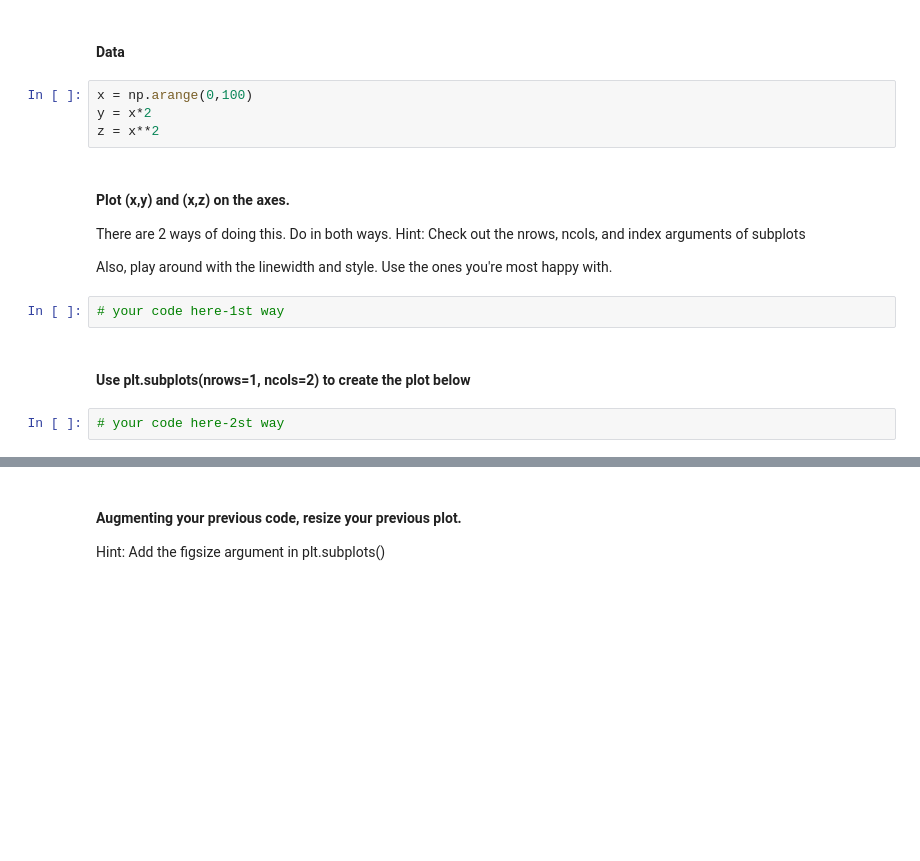
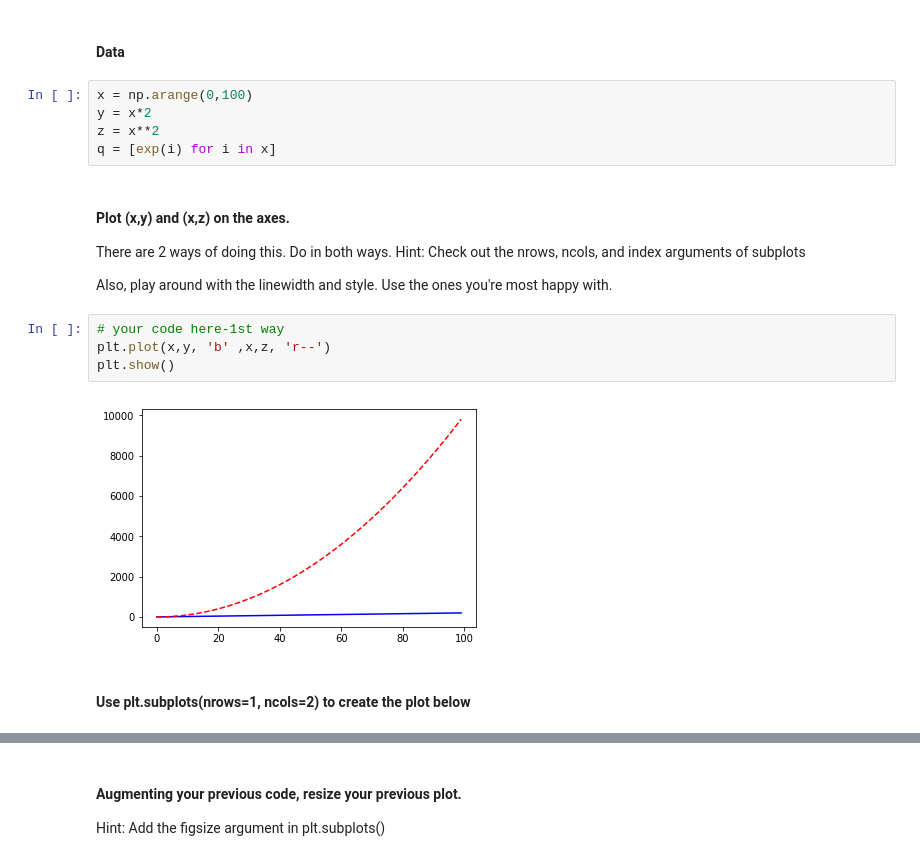
Before and after one commit to pausampietro/lab-matplotlib-seaborn, a Jupyter notebook: your-code/main.ipynb, the cells around one changed output, grey strips where cells are left out. Saved outputs shown, nothing was run; the diff lists cells and outputs as text; blank space fills up the shorter version.

```diff
--- a/your-code/main.ipynb
+++ b/your-code/main.ipynb
@@ -12,6 +16,7 @@
 x = np.arange(0,100)
 y = x*2
 z = x**2
+q = [exp(i) for i in x]
 # %% [markdown]
 #### Plot (x,y) and (x,z) on the axes.
 There are 2 ways of doing this. Do in both ways.
@@ -20,7 +25,9 @@ Hint: Check out the nrows, ncols, and index arguments of subplots
 Also, play around with the linewidth and style. Use the ones you're most happy with.
 # %%
 # your code here-1st way
+plt.plot(x,y, 'b' ,x,z, 'r--')
+plt.show()
+# %% [output]
+[figure, added]
 # %% [markdown]
 #### Use plt.subplots(nrows=1, ncols=2) to create the plot below
-# %%
-# your code here-2st way
```
Also changed, not shown: parts of 11 cells of this notebook.
